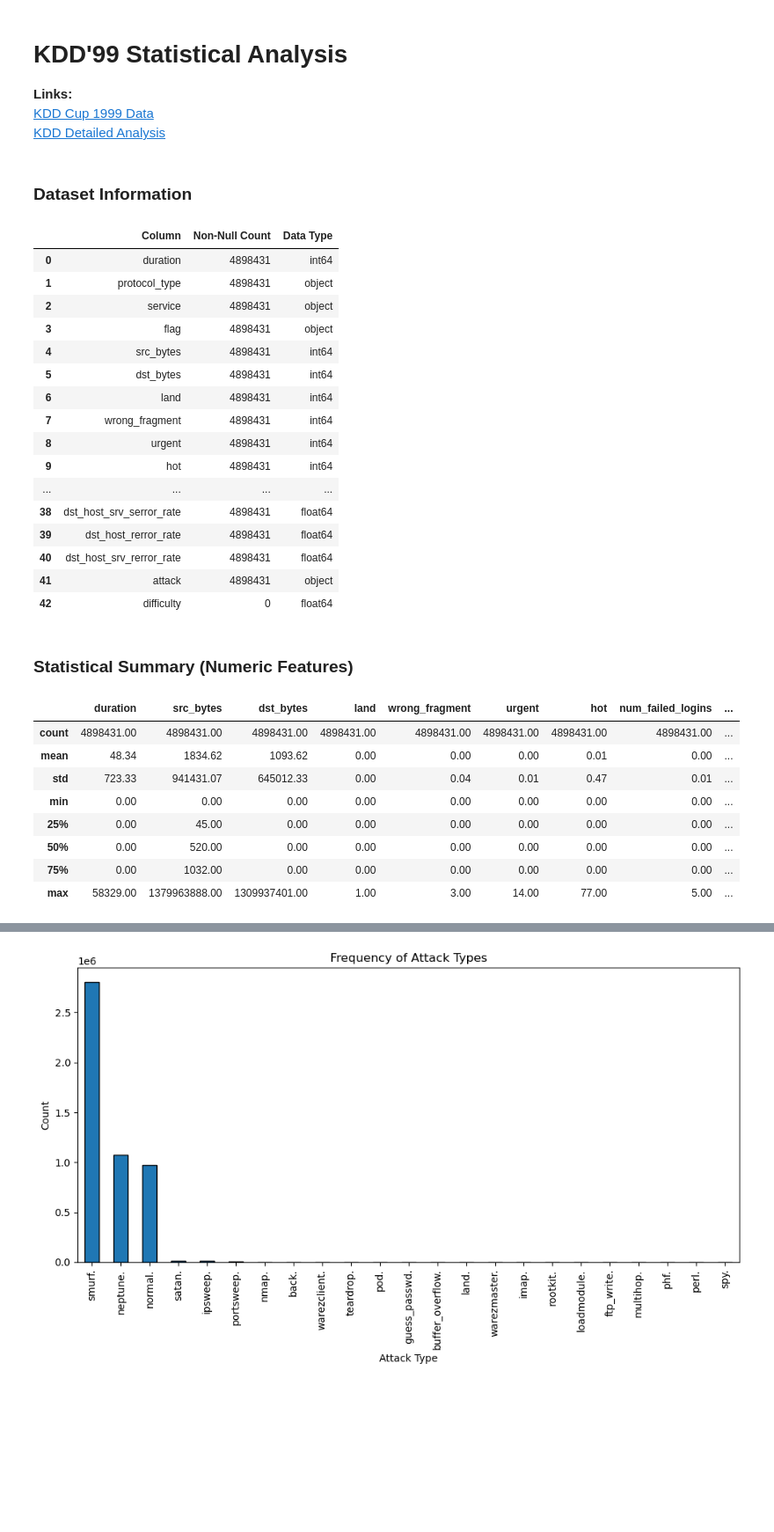
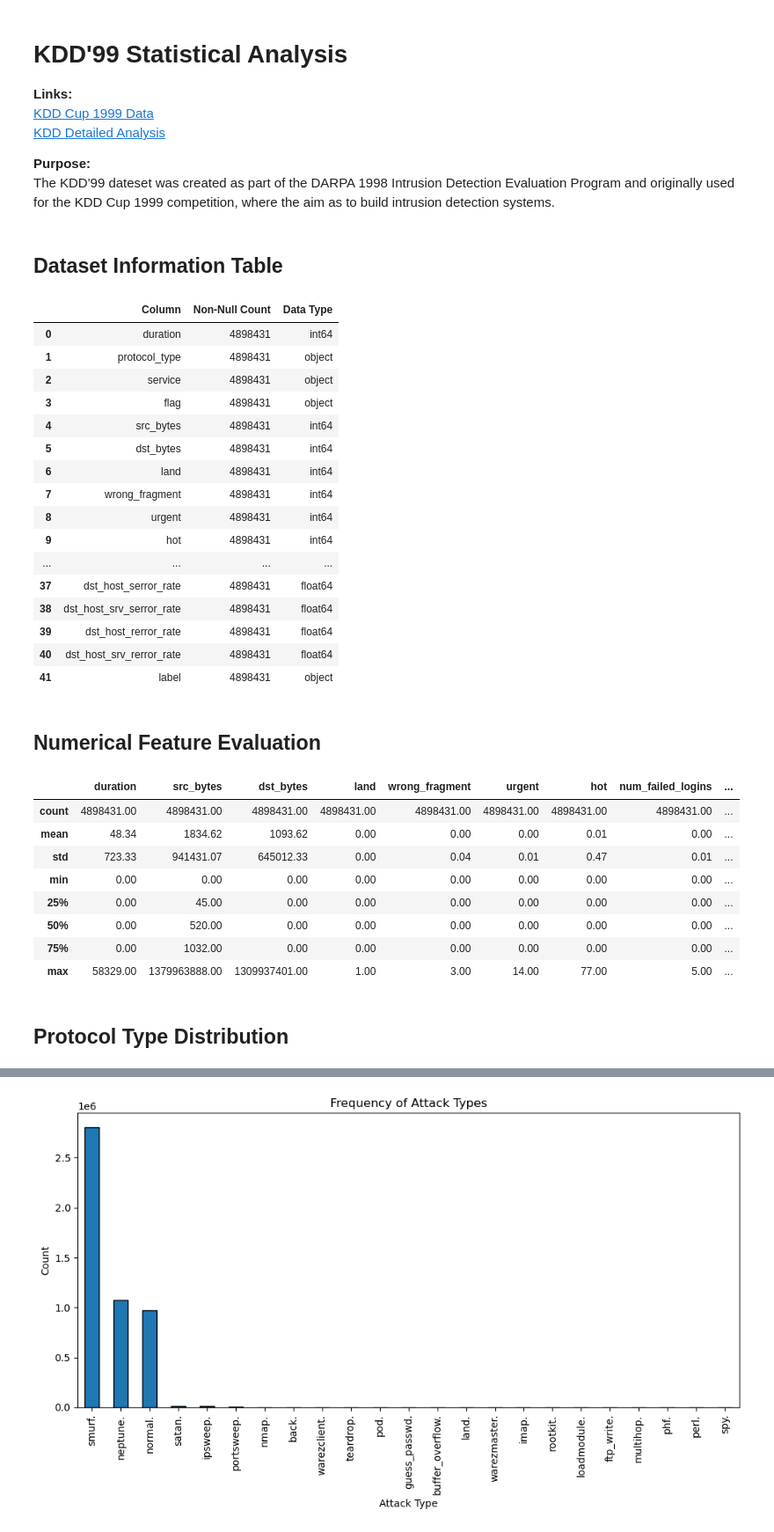
Before and after one commit to ArtWz/Group_Project_ML, a Jupyter notebook: Statistical_Analysis.ipynb, the cells around one changed output, grey strips where cells are left out. Shown at 88% size. Saved outputs shown, nothing was run; the diff lists cells and outputs as text; code cells hidden in the pictures; blank space fills up the shorter version.

Commit message:
Made Clear Markdown Cells for Writing

```diff
--- a/Statistical_Analysis.ipynb
+++ b/Statistical_Analysis.ipynb
@@ -2,7 +2,10 @@
 # KDD'99 Statistical Analysis
 **Links:**\
 [KDD Cup 1999 Data](https://kdd.ics.uci.edu/databases/kddcup99/kddcup99.html)\
-[KDD Detailed Analysis](https://ieeexplore.ieee.org/document/5356528)
+[KDD Detailed Analysis](https://www.ee.torontomu.ca/~bagheri/papers/cisda.pdf)
+
+**Purpose:**\
+The KDD'99 dateset was created as part of the DARPA 1998 Intrusion Detection Evaluation Program and originally used for the KDD Cup 1999 competition, where the aim as to build intrusion detection systems.
 # %%
 import pandas as pd
 import numpy as np
@@ -13,7 +16,7 @@ from IPython.display import display, Markdown
 
 warnings.filterwarnings('ignore')
 
-# Define the column names (the KDD'99 dataset has 41 features and 2 target columns)
+# Define columns
 column_names = [
     "duration", "protocol_type", "service", "flag", "src_bytes", "dst_bytes", "land",
     "wrong_fragment", "urgent", "hot", "num_failed_logins", "logged_in", "num_compromised",
@@ -23,49 +26,48 @@ column_names = [
     "same_srv_rate", "diff_srv_rate", "srv_diff_host_rate", "dst_host_count", "dst_host_srv_count",
     "dst_host_same_srv_rate", "dst_host_diff_srv_rate", "dst_host_same_src_port_rate",
     "dst_host_srv_diff_host_rate", "dst_host_serror_rate", "dst_host_srv_serror_rate",
-    "dst_host_rerror_rate", "dst_host_srv_rerror_rate", "attack", "difficulty"
+    "dst_host_rerror_rate", "dst_host_srv_rerror_rate", "label"
 ]
 
-# Change the file path as needed
+# Load .gz file into dataframe for evaluation
 file_path = "Dataset/kddcup.data.gz"
 df = pd.read_csv(file_path, names=column_names)
+# %% [markdown]
+## Dataset Information Table
 # %%
 # Create a custom dataset information table
 dataset_info = pd.DataFrame({
     "Column": df.columns,
     "Non-Null Count": df.count().values,
     "Data Type": df.dtypes.astype(str).values
 })
 
-display(Markdown("### Dataset Information"))
 display(dataset_info.style.set_properties(**{'text-align': 'center'}).set_table_styles(
     [{'selector': 'th', 'props': [('text-align', 'center')]}]
 ))
 # %% [output]
-### Dataset Information
 |  | Column | Non-Null Count | Data Type |
 | 0 | duration | 4898431 | int64 |
 | 1 | protocol_type | 4898431 | object |
 | 2 | service | 4898431 | object |
 | 3 | flag | 4898431 | object |
 | 4 | src_bytes | 4898431 | int64 |
 | 5 | dst_bytes | 4898431 | int64 |
 | 6 | land | 4898431 | int64 |
 | 7 | wrong_fragment | 4898431 | int64 |
 | 8 | urgent | 4898431 | int64 |
 | 9 | hot | 4898431 | int64 |
 | ... | ... | ... | ... |
+| 37 | dst_host_serror_rate | 4898431 | float64 |
 | 38 | dst_host_srv_serror_rate | 4898431 | float64 |
 | 39 | dst_host_rerror_rate | 4898431 | float64 |
 | 40 | dst_host_srv_rerror_rate | 4898431 | float64 |
-| 41 | attack | 4898431 | object |
-| 42 | difficulty | 0 | float64 |
+| 41 | label | 4898431 | object |
+# %% [markdown]
+## Numerical Feature Evaluation
 # %%
-# Display Statistical Summary for numeric features as a styled HTML table
-display(Markdown("### Statistical Summary (Numeric Features)"))
 display(df.describe().style.background_gradient(cmap='viridis').format("{:.2f}"))
 # %% [output]
-### Statistical Summary (Numeric Features)
 |  | duration | src_bytes | dst_bytes | land | wrong_fragment | urgent | hot | num_failed_logins | ... |
 | count | 4898431.00 | 4898431.00 | 4898431.00 | 4898431.00 | 4898431.00 | 4898431.00 | 4898431.00 | 4898431.00 | ... |
 | mean | 48.34 | 1834.62 | 1093.62 | 0.00 | 0.00 | 0.00 | 0.01 | 0.00 | ... |
@@ -75,4 +77,6 @@ display(df.describe().style.background_gradient(cmap='viridis').format("{:.2f}")
 | 50% | 0.00 | 520.00 | 0.00 | 0.00 | 0.00 | 0.00 | 0.00 | 0.00 | ... |
 | 75% | 0.00 | 1032.00 | 0.00 | 0.00 | 0.00 | 0.00 | 0.00 | 0.00 | ... |
 | max | 58329.00 | 1379963888.00 | 1309937401.00 | 1.00 | 3.00 | 14.00 | 77.00 | 5.00 | ... |
+# %% [markdown]
+## Protocol Type Distribution
 # %%
```
Also changed, not shown: parts of 8 cells of this notebook.
